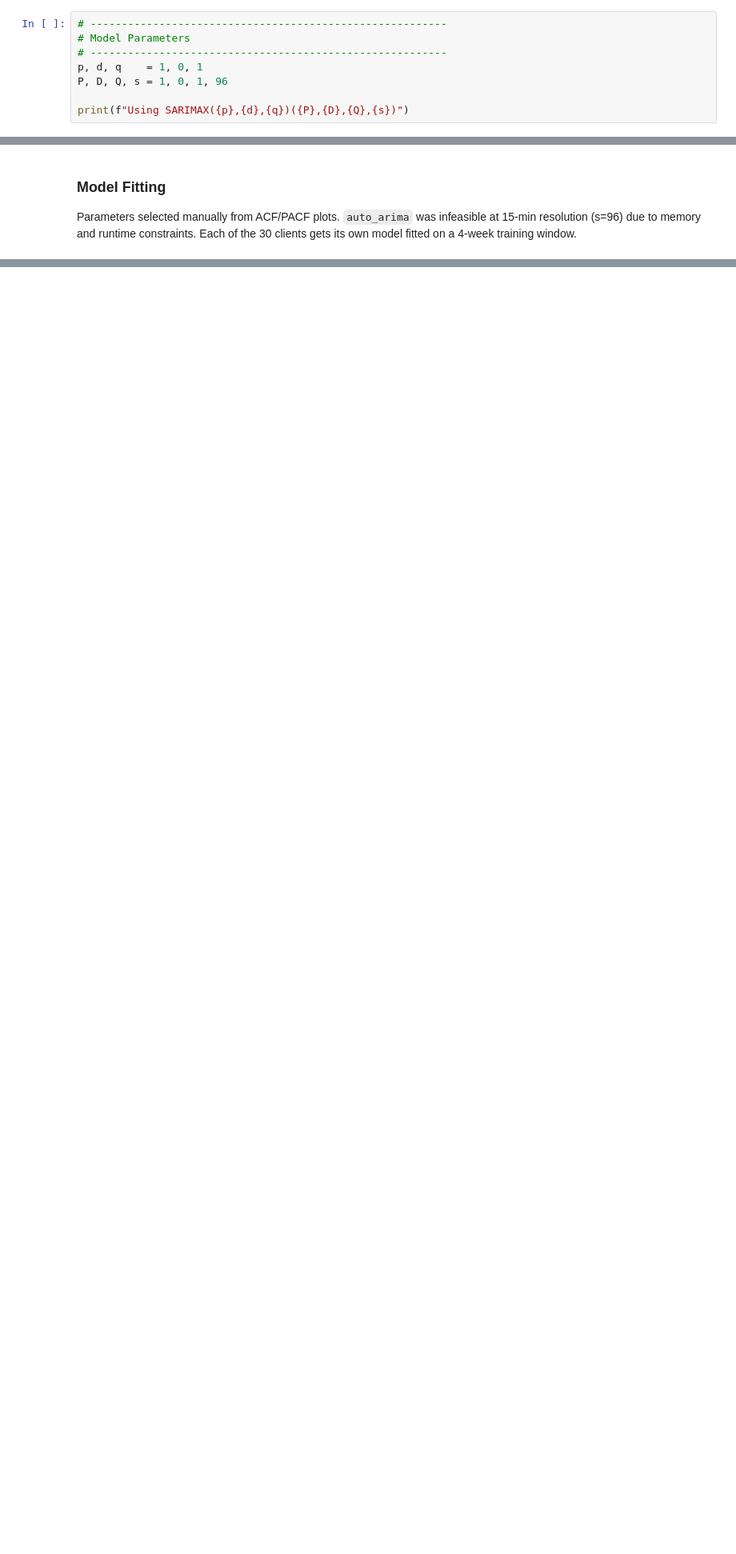
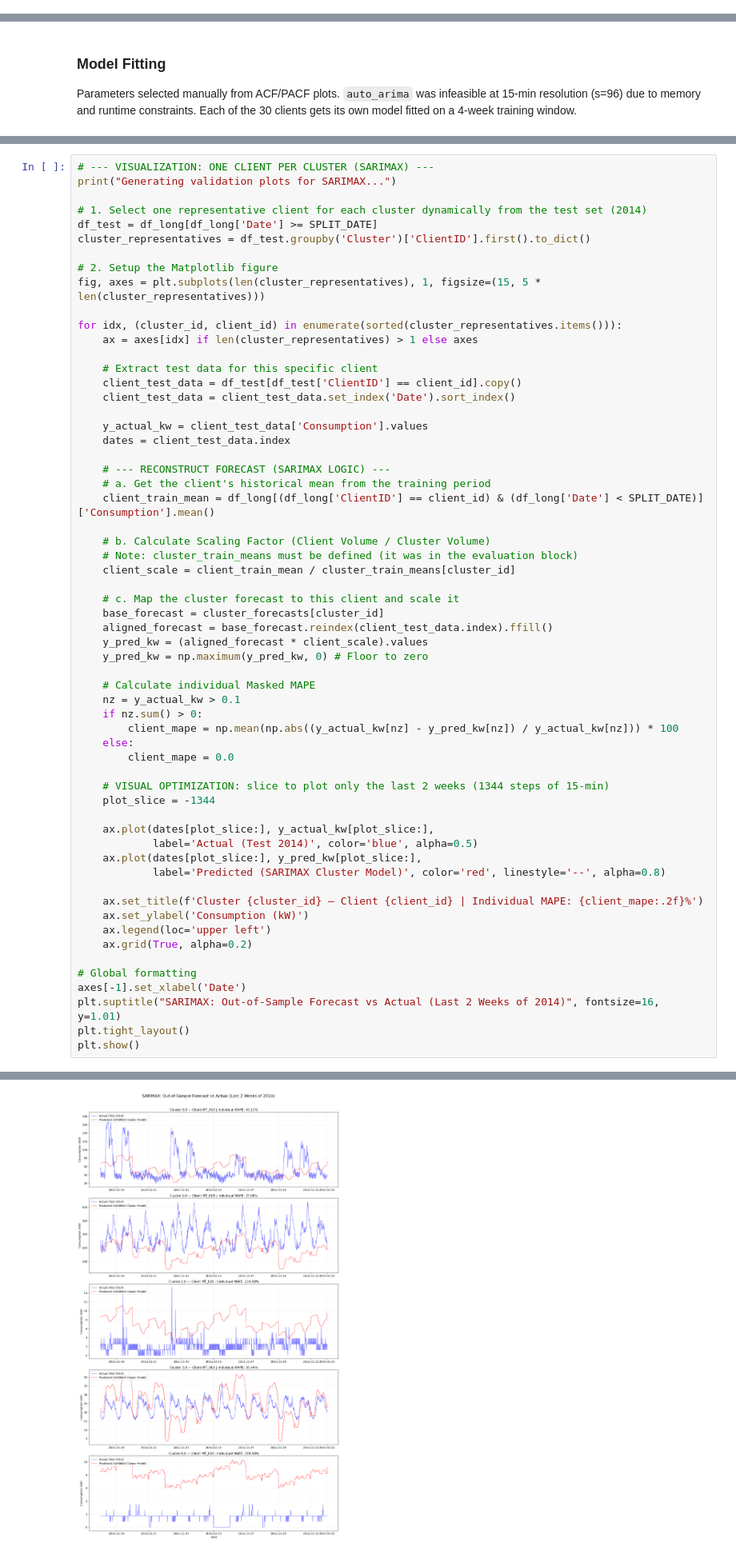
Before and after one commit to lucabarattini/forecasting-electricity, a Jupyter notebook: notebooks/3_sarimax.ipynb, the cells around one changed output, grey strips where cells are left out. Shown at 80% size. Drawn from its saved outputs; the diff is of its cells as text; blank space fills up the shorter version.

Commit message:
feat: compleat update of SARIMAX

```diff
--- a/notebooks/3_sarimax.ipynb
+++ b/notebooks/3_sarimax.ipynb
@@ -170,8 +152,0 @@ plt.show()
-# %%
-# ---------------------------------------------------------
-# Model Parameters
-# ---------------------------------------------------------
-p, d, q    = 1, 0, 1
-P, D, Q, s = 1, 0, 1, 96
-
-print(f"Using SARIMAX({p},{d},{q})({P},{D},{Q},{s})")
@@ -273,0 +427,61 @@ Average RMSE:  40.1309 kW
+# %%
+# --- VISUALIZATION: ONE CLIENT PER CLUSTER (SARIMAX) ---
+print("Generating validation plots for SARIMAX...")
+
+# 1. Select one representative client for each cluster dynamically from the test set (2014)
+df_test = df_long[df_long['Date'] >= SPLIT_DATE]
+cluster_representatives = df_test.groupby('Cluster')['ClientID'].first().to_dict()
+
+# 2. Setup the Matplotlib figure
+fig, axes = plt.subplots(len(cluster_representatives), 1, figsize=(15, 5 * len(cluster_representatives)))
+
+for idx, (cluster_id, client_id) in enumerate(sorted(cluster_representatives.items())):
+    ax = axes[idx] if len(cluster_representatives) > 1 else axes
+
+    # Extract test data for this specific client
+    client_test_data = df_test[df_test['ClientID'] == client_id].copy()
+    client_test_data = client_test_data.set_index('Date').sort_index()
+
+    y_actual_kw = client_test_data['Consumption'].values
+    dates = client_test_data.index
+
+    # --- RECONSTRUCT FORECAST (SARIMAX LOGIC) ---
+    # a. Get the client's historical mean from the training period
+    client_train_mean = df_long[(df_long['ClientID'] == client_id) & (df_long['Date'] < SPLIT_DATE)]['Consumption'].mean()
+
+    # b. Calculate Scaling Factor (Client Volume / Cluster Volume)
+    # Note: cluster_train_means must be defined (it was in the evaluation block)
+    client_scale = client_train_mean / cluster_train_means[cluster_id]
+
+    # c. Map the cluster forecast to this client and scale it
+    base_forecast = cluster_forecasts[cluster_id]
+    aligned_forecast = base_forecast.reindex(client_test_data.index).ffill()
+    y_pred_kw = (aligned_forecast * client_scale).values
+    y_pred_kw = np.maximum(y_pred_kw, 0) # Floor to zero
+
+    # Calculate individual Masked MAPE
+    nz = y_actual_kw > 0.1
+    if nz.sum() > 0:
+        client_mape = np.mean(np.abs((y_actual_kw[nz] - y_pred_kw[nz]) / y_actual_kw[nz])) * 100
+    else:
+        client_mape = 0.0
+
+    # VISUAL OPTIMIZATION: slice to plot only the last 2 weeks (1344 steps of 15-min)
+    plot_slice = -1344
+
+    ax.plot(dates[plot_slice:], y_actual_kw[plot_slice:],
+            label='Actual (Test 2014)', color='blue', alpha=0.5)
+    ax.plot(dates[plot_slice:], y_pred_kw[plot_slice:],
+            label='Predicted (SARIMAX Cluster Model)', color='red', linestyle='--', alpha=0.8)
+
+    ax.set_title(f'Cluster {cluster_id} — Client {client_id} | Individual MAPE: {client_mape:.2f}%')
+    ax.set_ylabel('Consumption (kW)')
+    ax.legend(loc='upper left')
+    ax.grid(True, alpha=0.2)
+
+# Global formatting
+axes[-1].set_xlabel('Date')
+plt.suptitle("SARIMAX: Out-of-Sample Forecast vs Actual (Last 2 Weeks of 2014)", fontsize=16, y=1.01)
+plt.tight_layout()
+plt.show()
+# %% [output]
@@ -274,3 +489,4 @@ Average RMSE:  40.1309 kW
+[figure, added]
 # %%
 # ---------------------------------------------------------
 # Visualization: One Client per Cluster
```
Also changed, not shown: parts of 23 cells of this notebook, 1 other file.
